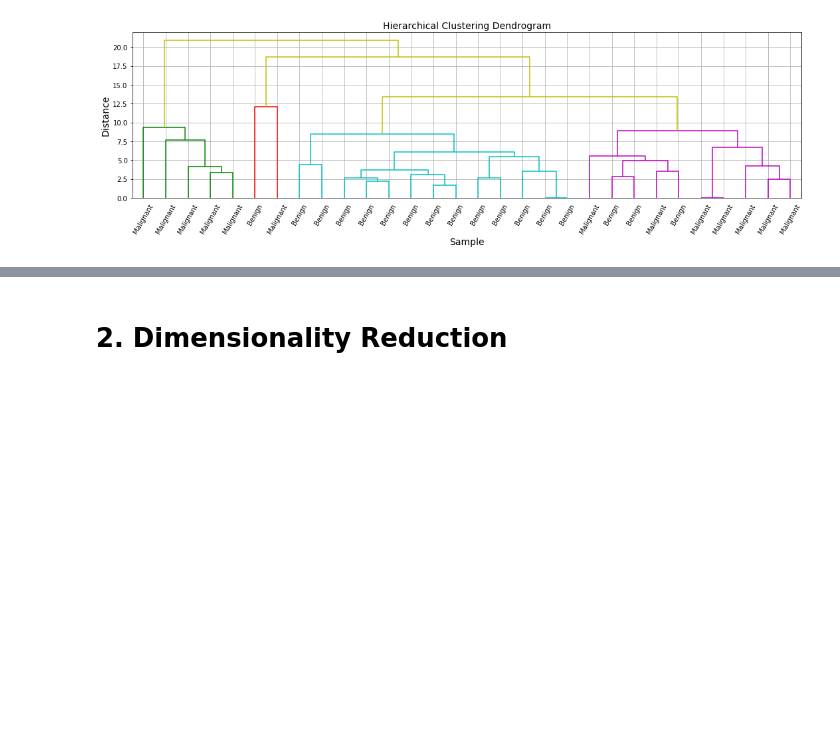
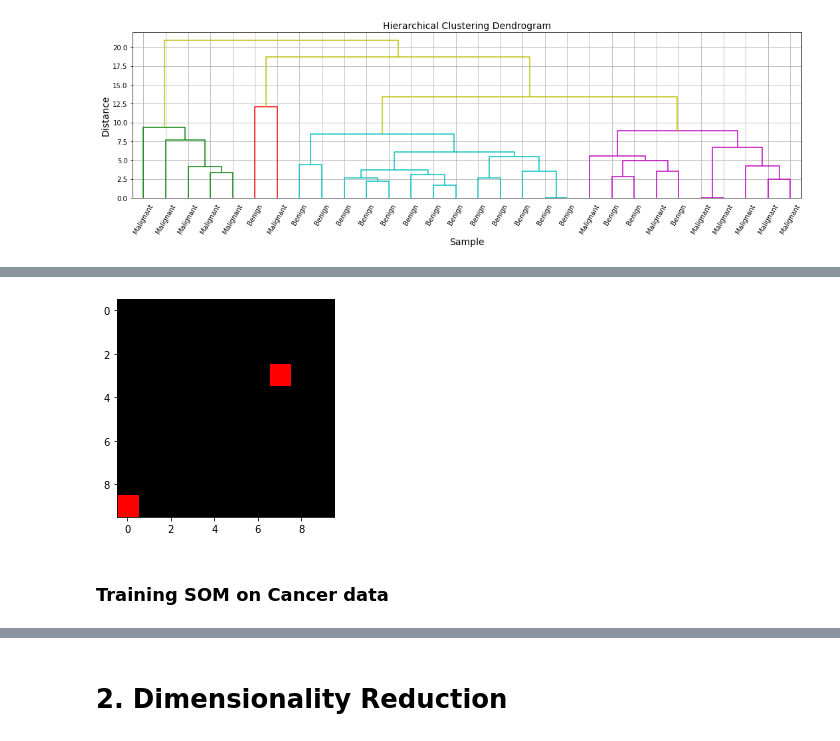
Before and after one commit to argonne-lcf/AI4ScienceTutorial, a Jupyter notebook: sess1_statisticalLearning/unsupervised_learning.ipynb, the cells around one changed output, grey strips where cells are left out. Cells and saved outputs as stored; diff of their text form; code cells hidden in the pictures; blank space fills up the shorter version.

```diff
--- a/sess1_statisticalLearning/unsupervised_learning.ipynb
+++ b/sess1_statisticalLearning/unsupervised_learning.ipynb
@@ -347,0 +463,37 @@ plt.show()
+# %%
+# Load data
+data = datasets.load_breast_cancer()
+# Get features and target
+X = pd.DataFrame(data['data'], columns=data['feature_names'])
+X = X[sorted(X.columns)].to_numpy()  # sort column by name
+Y = pd.Series(data['target']).to_numpy()
+# %%
+network_dimensions = np.array([10, 10])
+n_iterations = 4000
+init_learning_rate = 0.01
+# establish size variables based on data
+m = X.shape[0]
+n = X.shape[1]
+
+# weight matrix (i.e. the SOM) needs to be one n-dimensional vector for each neuron in the SOM
+net = np.random.random((network_dimensions[0], network_dimensions[1], n))
+
+# initial neighbourhood radius
+init_radius = max(network_dimensions[0], network_dimensions[1]) / 2
+# radius decay parameter
+time_constant = n_iterations / np.log(init_radius)
+# %%
+net_vis = np.zeros(shape=(np.shape(net)[0],np.shape(net)[1],3),dtype='double') # Array for SOM color map visualization
+
+for sample in range(m):
+    t = X[sample,:].reshape(np.array([n, 1]))
+    # find its Best Matching Unit
+    bmu, bmu_idx = find_bmu(t, net, n)
+    net_vis[bmu_idx[0],bmu_idx[1],0] = Y[sample]
+
+plt.imshow(net_vis)
+plt.show()
+# %% [output]
+[figure, added]
+# %% [markdown]
+### Training SOM on Cancer data
```
Also changed, not shown: parts of 17 cells of this notebook.
